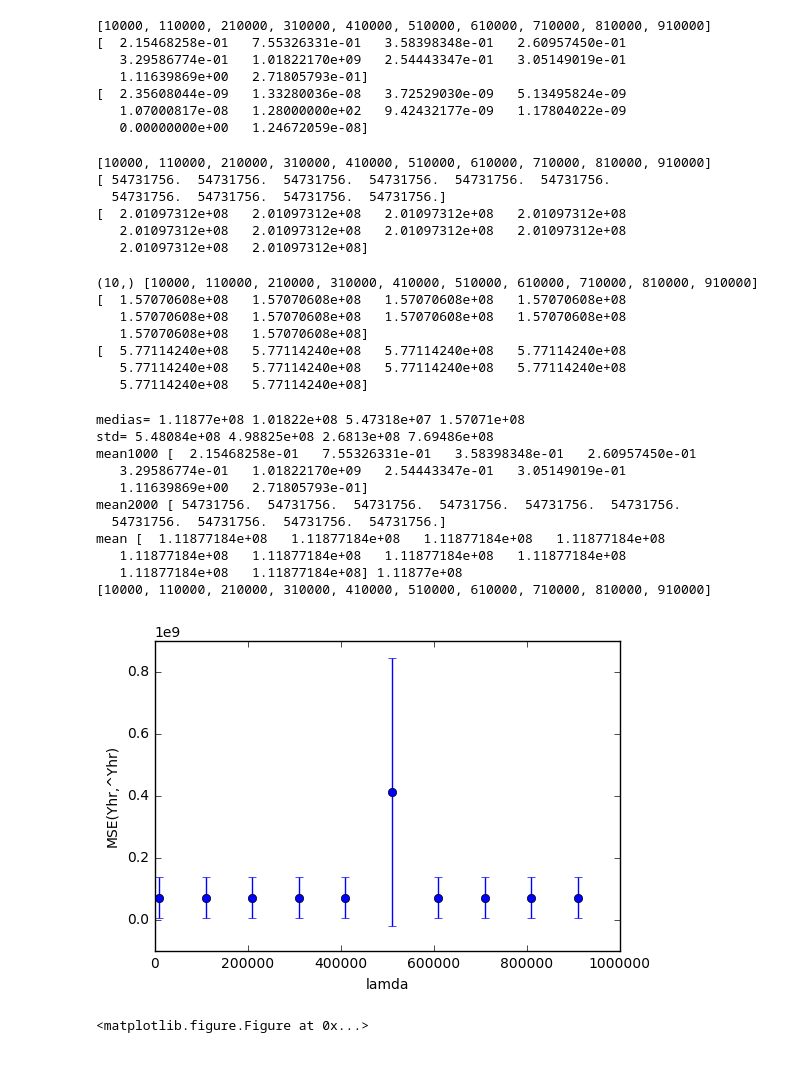
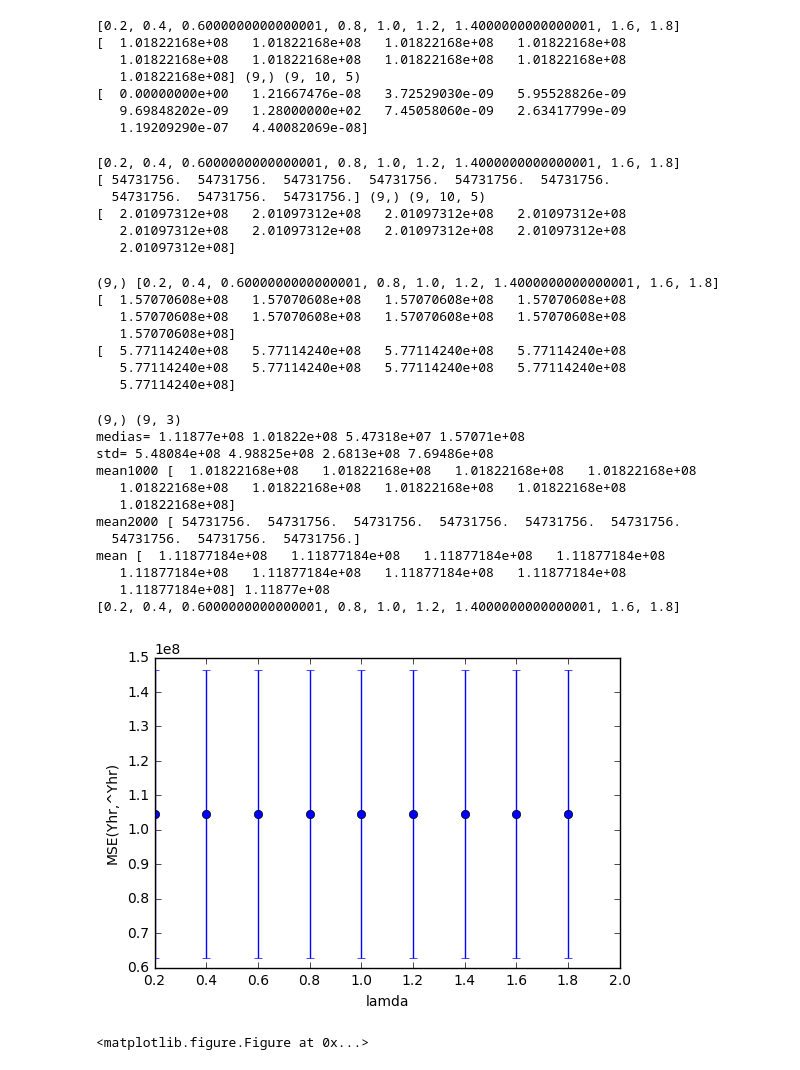
Before and after one commit to egomezsumma/iqt, a Jupyter notebook: Reconstruc min parameters.ipynb, the cells around one changed output. Drawn from its saved outputs; the diff is of its cells as text; code cells hidden in the pictures.

```diff
--- a/Reconstruc min parameters.ipynb
+++ b/Reconstruc min parameters.ipynb
@@ -18,6 +20,7 @@ Populating the interactive namespace from numpy and matplotlib
 # %%
 parameter_name = 'lamda'
-idjob='201610141834'
+#idjob='201610141834'
+idjob='201610160213'
 formula = 'f1'
 base_folder = './results/exp6pixel/%s/%s.%s/'%(formula, parameter_name, idjob)
 
@@ -45,6 +48,7 @@ name_tmp2 = base_folder + 'mse%d_g%d_f%d'+'.npy'
 for group in xrange(GROUPS):
     #if group==0 : continue
     for fit in xrange(FITS):
+        #if fit == 0 : continue
         print 'loading', name_tmp1%(group, fit)
         tmp = np.load(name_tmp1%(group, fit))
         a = a + tmp
@@ -55,5 +59,5 @@ for group in xrange(GROUPS):
 
 a = a / (FITS*GROUPS)
 
-print mse.shape
+print mse.shape, mse1000.shape, mse2000.shape, mse3000.shape
 # %% [output]
@@ -117,31 +121,32 @@ mean= [  1.11877184e+08   1.11877184e+08   1.11877184e+08   1.11877184e+08
 # %%
 print rango
-mean1000 = mse1000.mean(axis=2).mean(axis=0)
+mean1000 = mse1000.mean(axis=2).mean(axis=1)
 var1000 = np.std(np.std(mse1000, axis=2), axis=0)
-print mean1000
+print mean1000, mean1000.shape, mse1000.shape
 print var1000
 # %% [output]
-[10000, 110000, 210000, 310000, 410000, 510000, 610000, 710000, 810000, 910000]
-[  2.15468258e-01   7.55326331e-01   3.58398348e-01   2.60957450e-01
-   3.29586774e-01   1.01822170e+09   2.54443347e-01   3.05149019e-01
-   1.11639869e+00   2.71805793e-01]
-[  2.35608044e-09   1.33280036e-08   3.72529030e-09   5.13495824e-09
-   1.07000817e-08   1.28000000e+02   9.42432177e-09   1.17804022e-09
-   0.00000000e+00   1.24672059e-08]
+[0.2, 0.4, 0.6000000000000001, 0.8, 1.0, 1.2, 1.4000000000000001, 1.6, 1.8]
+[  1.01822168e+08   1.01822168e+08   1.01822168e+08   1.01822168e+08
+   1.01822168e+08   1.01822168e+08   1.01822168e+08   1.01822168e+08
+   1.01822168e+08] (9,) (9, 10, 5)
+[  0.00000000e+00   1.21667476e-08   3.72529030e-09   5.95528826e-09
+   9.69848202e-09   1.28000000e+02   7.45058060e-09   2.63417799e-09
+   1.19209290e-07   4.40082069e-08]
 # %%
 print rango
 mean2000 = mse2000.mean(axis=2).mean(axis=1)
 var2000 = np.std(np.std(mse2000, axis=2), axis=1)
 
-print mean2000
+print mean2000, mean2000.shape, mse2000.shape
+
 print var2000
 # %% [output]
-[10000, 110000, 210000, 310000, 410000, 510000, 610000, 710000, 810000, 910000]
+[0.2, 0.4, 0.6000000000000001, 0.8, 1.0, 1.2, 1.4000000000000001, 1.6, 1.8]
 [ 54731756.  54731756.  54731756.  54731756.  54731756.  54731756.
-  54731756.  54731756.  54731756.  54731756.]
+  54731756.  54731756.  54731756.] (9,) (9, 10, 5)
 [  2.01097312e+08   2.01097312e+08   2.01097312e+08   2.01097312e+08
    2.01097312e+08   2.01097312e+08   2.01097312e+08   2.01097312e+08
-   2.01097312e+08   2.01097312e+08]
+   2.01097312e+08]
 # %%
 #rango = np.arange(100, 1001, 100)
 print mean.shape, rango
@@ -150,16 +155,18 @@ var3000 = np.std(np.std(mse3000, axis=2), axis=1)
 print mean3000
 print var3000
 # %% [output]
-(10,) [10000, 110000, 210000, 310000, 410000, 510000, 610000, 710000, 810000, 910000]
+(9,) [0.2, 0.4, 0.6000000000000001, 0.8, 1.0, 1.2, 1.4000000000000001, 1.6, 1.8]
 [  1.57070608e+08   1.57070608e+08   1.57070608e+08   1.57070608e+08
    1.57070608e+08   1.57070608e+08   1.57070608e+08   1.57070608e+08
-   1.57070608e+08   1.57070608e+08]
+   1.57070608e+08]
 [  5.77114240e+08   5.77114240e+08   5.77114240e+08   5.77114240e+08
    5.77114240e+08   5.77114240e+08   5.77114240e+08   5.77114240e+08
-   5.77114240e+08   5.77114240e+08]
+   5.77114240e+08]
 # %%
 #rango = np.arange(100, 1001, 100)
-mean3 = np.zeros((10, 3))
+
+mean3 = np.zeros((mean1000.shape[0], 3))
+print mean2000.shape, mean3.shape
 mean3[:, 0] = mean1000
 mean3[:, 1] = mean2000
 mean3[:, 2] = mean3000
@@ -174,40 +181,41 @@ mean3[:, 2] = mean3000
 #plt.plot(rango, mean-var,'o', label='b=all')
 
 #plt.errorbar(rango, mean, yerr=var, fmt='o', label='b=all')
 plt.errorbar(rango, mean3.mean(axis=1), yerr=np.std(mean3, axis=1), fmt='o')
 
 
 plt.legend()
 plt.ylabel('MSE(Yhr,^Yhr)')
 plt.xlabel(parameter_name)
 #plt.legend(lala , loc=2, bbox_to_anchor=(1, 0.5))
 #plt.ylim((1102000.0, 1102300.0))
 mse[:,2,1]
 #print plt.ylim((940000000.0, 960000000.0))
 
 print 'medias=',mse.mean(),mse1000.mean(), mse2000.mean(), mse3000.mean()
 print 'std=',np.std(mse),np.std(mse1000), np.std(mse2000), np.std(mse3000)
 print 'mean1000', mean1000
 print 'mean2000', mean2000
 print 'mean', mean, mean.min()
 print rango
 
 
 ## Para grabar
 plt.savefig(base_folder+ '/res/lamda_mean_var_idjob'+idjob+'.pdf')
 # %% [output]
+(9,) (9, 3)
 medias= 1.11877e+08 1.01822e+08 5.47318e+07 1.57071e+08
 std= 5.48084e+08 4.98825e+08 2.6813e+08 7.69486e+08
-mean1000 [  2.15468258e-01   7.55326331e-01   3.58398348e-01   2.60957450e-01
-   3.29586774e-01   1.01822170e+09   2.54443347e-01   3.05149019e-01
-   1.11639869e+00   2.71805793e-01]
+mean1000 [  1.01822168e+08   1.01822168e+08   1.01822168e+08   1.01822168e+08
+   1.01822168e+08   1.01822168e+08   1.01822168e+08   1.01822168e+08
+   1.01822168e+08]
 mean2000 [ 54731756.  54731756.  54731756.  54731756.  54731756.  54731756.
-  54731756.  54731756.  54731756.  54731756.]
+  54731756.  54731756.  54731756.]
 mean [  1.11877184e+08   1.11877184e+08   1.11877184e+08   1.11877184e+08
    1.11877184e+08   1.11877184e+08   1.11877184e+08   1.11877184e+08
-   1.11877184e+08   1.11877184e+08] 1.11877e+08
-[10000, 110000, 210000, 310000, 410000, 510000, 610000, 710000, 810000, 910000]
+   1.11877184e+08] 1.11877e+08
+[0.2, 0.4, 0.6000000000000001, 0.8, 1.0, 1.2, 1.4000000000000001, 1.6, 1.8]
-[figure, old version]
+[figure, new version]
 # %%
 # %% [output]
 <matplotlib.figure.Figure at 0x...>
```
Also changed, not shown: parts of 6 cells of this notebook.
